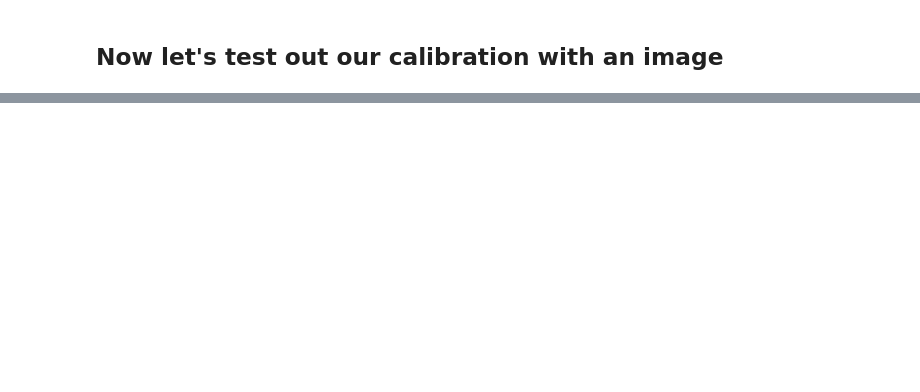
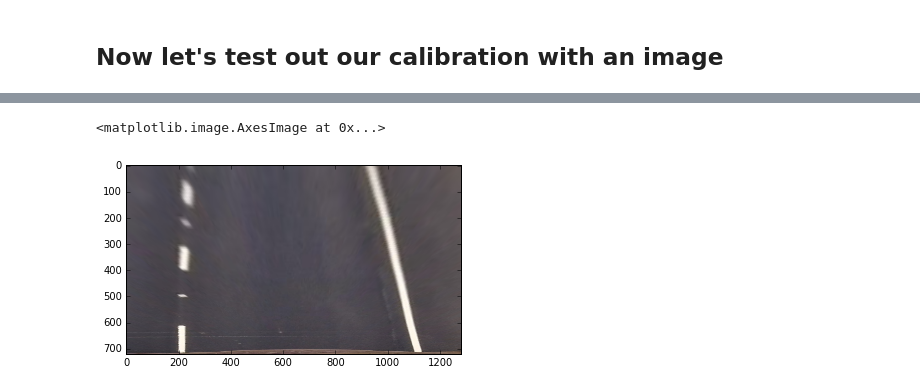
Before and after one commit to mmccuiston/CarND-Advanced-Lane-Lines, a Jupyter notebook: lanefind.ipynb, the cells around one changed output, grey strips where cells are left out. Saved outputs shown, nothing was run; the diff lists cells and outputs as text; code cells hidden in the pictures; blank space fills up the shorter version.

```diff
--- a/lanefind.ipynb
+++ b/lanefind.ipynb
@@ -83,8 +89,10 @@ dest_points = np.float32([[275,725],[275,0],[1200,0],[1200,725]])
 
 M = cv2.getPerspectiveTransform(orig_points, dest_points)
 # %%
-img = cv2.imread(test_images[0])
+img = plt.imread(test_images[6])
 undist = cv2.undistort(img, mtx, dist, None, mtx)
 warped = cv2.warpPerspective(undist, M, (img.shape[1],img.shape[0]))
-warped_rgb = cv2.cvtColor(warped, cv2.COLOR_BGR2RGB)
-plt.imshow(warped_rgb)
+plt.imshow(warped)
+# %% [output]
+<matplotlib.image.AxesImage at 0x...>
+[figure, added]
```
Also changed, not shown: parts of 7 cells of this notebook.
